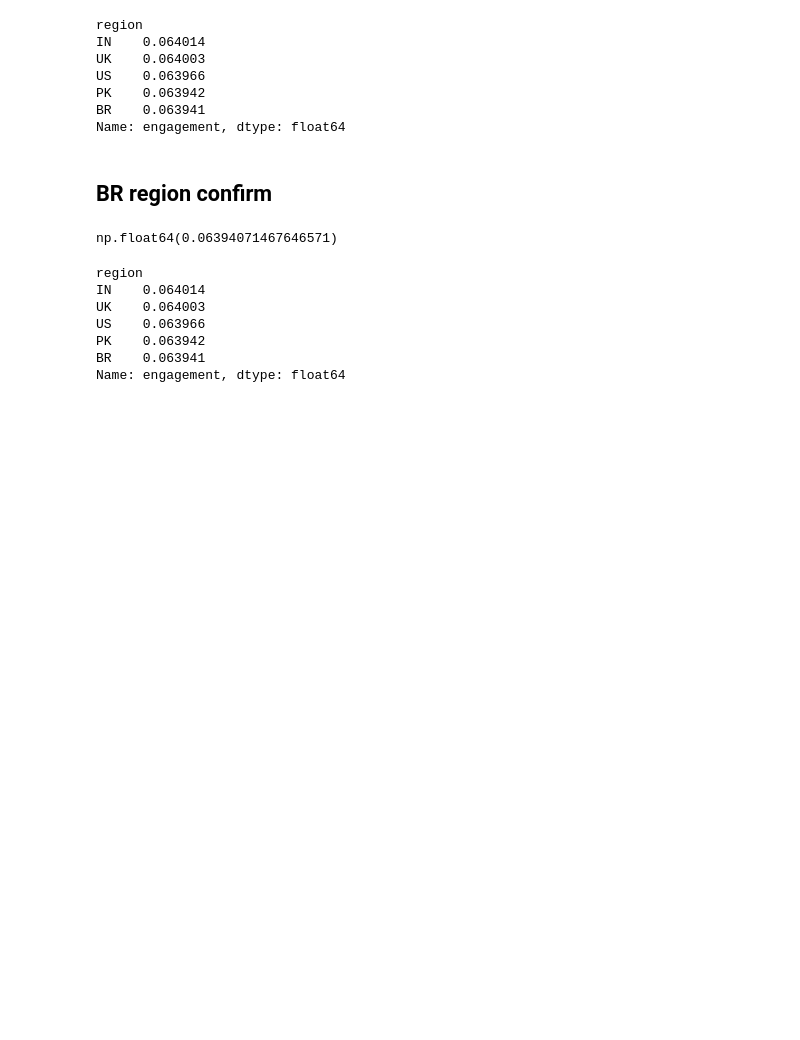
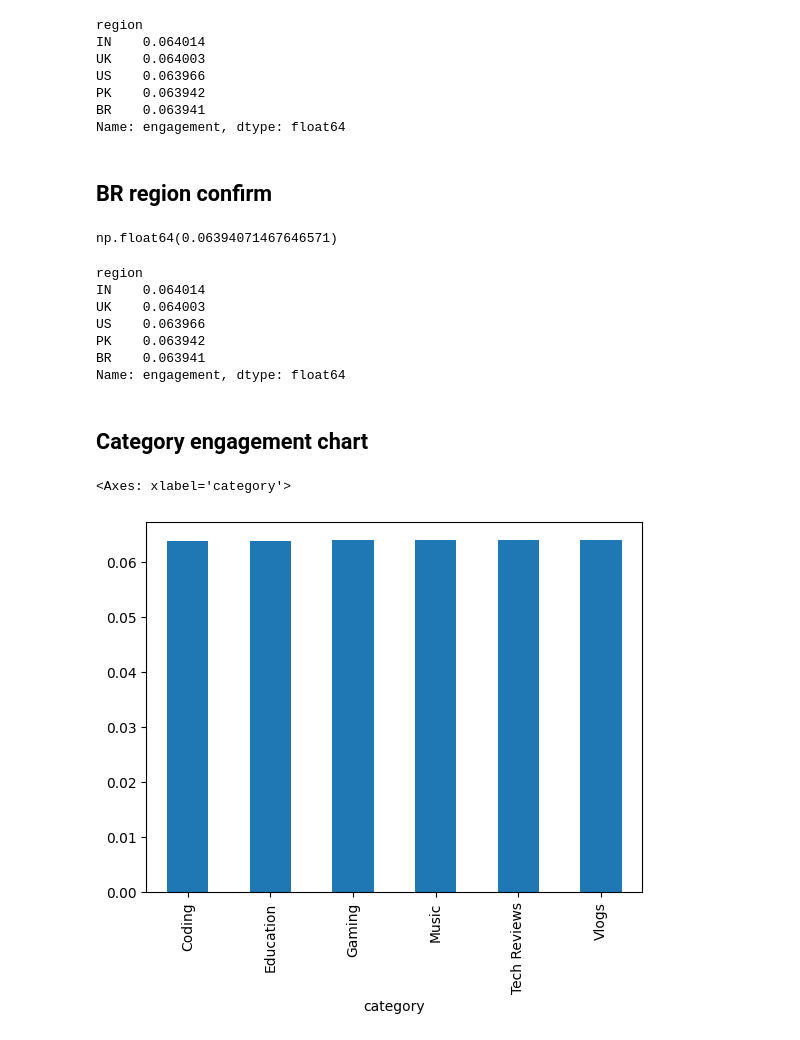
Before and after one commit to BuddhiDihansa/Youtube-Dashboard, a Jupyter notebook: main.ipynb, the cells around one changed output. Cells and saved outputs as stored; diff of their text form; code cells hidden in the pictures; blank space fills up the shorter version.

```diff
--- a/main.ipynb
+++ b/main.ipynb
@@ -219,3 +219,10 @@ US    0.063966
 PK    0.063942
 BR    0.063941
 Name: engagement, dtype: float64
+# %% [markdown]
+## Category engagement chart
+# %%
+df.groupby('category')['engagement'].mean().plot(kind='bar')
+# %% [output]
+<Axes: xlabel='category'>
+[figure, added]
```
Also changed, not shown: parts of 8 cells of this notebook.
